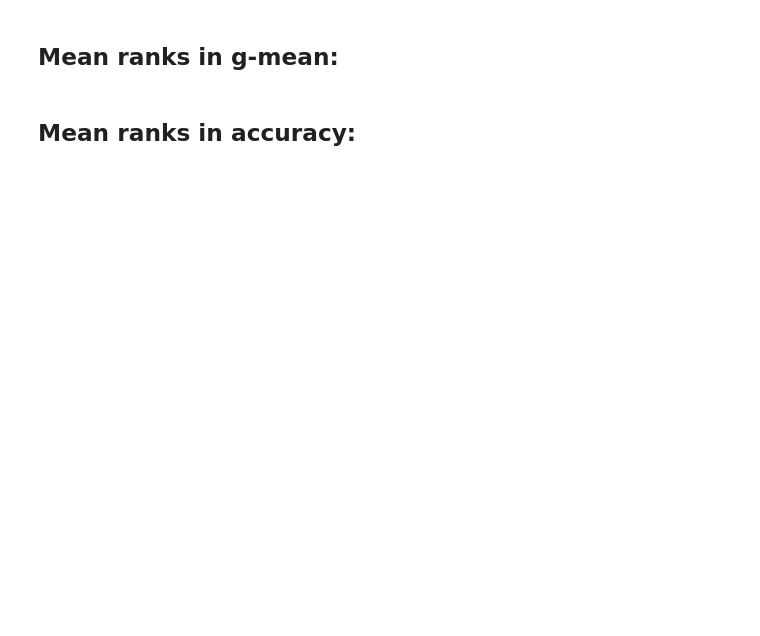
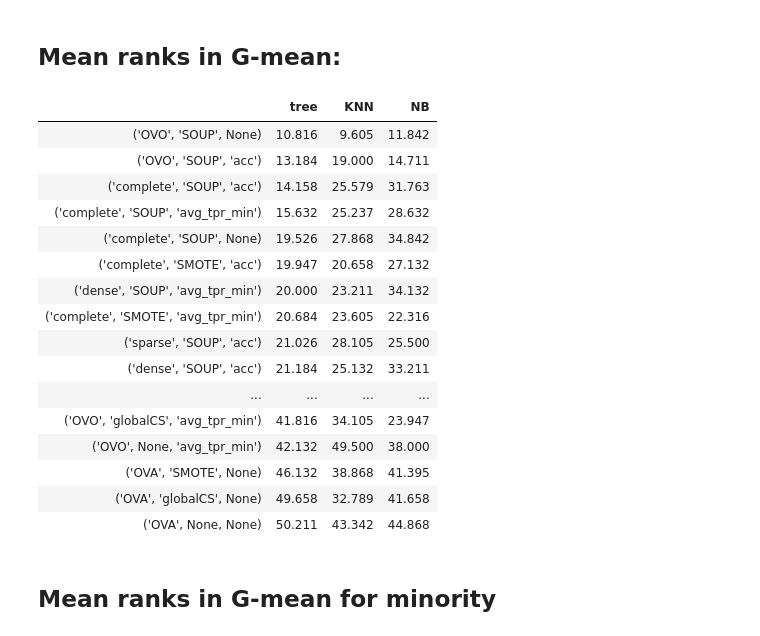
Before and after one commit to damianhorna/multi-imbalance, a Jupyter notebook: benchmarks/ensemble/ecoc.ipynb, the cells around one changed output. Cells and saved outputs as stored; diff of their text form; code cells hidden in the pictures; blank space fills up the shorter version.

```diff
--- a/benchmarks/ensemble/ecoc.ipynb
+++ b/benchmarks/ensemble/ecoc.ipynb
@@ -126,32 +181,55 @@ for results, ranks in zip((results_g_mean, results_acc, results_avg_tpr), (ranks
 # %%
+ranks_gmean = dict()
+ranks_gmean_min = dict()
+
+for results, ranks in zip((results_g_mean, results_gmean_min), (ranks_gmean, ranks_gmean_min)):
+    for ds_idx, ds in enumerate(datasets_names):
+        ranks[ds] = dict()
+        for bc in binary_classifiers:
+            ranks[ds][bc] = rankdata(
+                [-results[method][ds_idx] for method in methods if method[0]==bc])
+
+
 avg_ranks_gmean=dict()
-avg_ranks_acc=dict()
-avg_ranks_avg_tpr=dict()
+avg_ranks_gmean_min =dict()
 
-for avg_ranks, ranks in zip((avg_ranks_gmean, avg_ranks_acc, avg_ranks_avg_tpr), (ranks_gmean, ranks_acc, ranks_avg_tpr)):
+for avg_ranks, ranks in zip((avg_ranks_gmean, avg_ranks_gmean_min), (ranks_gmean, ranks_gmean_min)):
     for bc in binary_classifiers:
         avg_ranks[bc]=dict()
         for method_idx, method in enumerate([m for m in methods if m[0]==bc]):
             avg_ranks[bc][method] = round(np.mean([ranks[ds][bc][method_idx] for ds in datasets_names]),3)
 
-for avg_ranks in (avg_ranks_gmean, avg_ranks_acc, avg_ranks_avg_tpr):
+for avg_ranks in (avg_ranks_gmean, avg_ranks_gmean_min):
     for bc in binary_classifiers:
         for method in methods:
             if method[0]==bc:
                 avg_ranks[bc][str(method[1:])] = avg_ranks[bc][method]
                 avg_ranks[bc].pop(method)
 
-df1 = pd.DataFrame(avg_ranks_gmean).T
-df2 = pd.DataFrame(avg_ranks_acc).T
-df3 = pd.DataFrame(avg_ranks_avg_tpr).T
-
-df1.to_csv(f'./{directory}/ecoc_kfold_gmean_ranks.csv')
-df2.to_csv(f'./{directory}/ecoc_kfold_acc_ranks.csv')
-df3.to_csv(f'./{directory}/ecoc_kfold_avgtpr_ranks.csv')
+df_gmean_avg_ranks = pd.DataFrame(avg_ranks_gmean).T
+df_gmean_min_avg_ranks = pd.DataFrame(avg_ranks_gmean_min).T
 # %% [markdown]
-## Mean ranks in g-mean:
+## Mean ranks in G-mean:
 # %%
-df1.T.sort_values('CART')
+df_gmean_avg_ranks.T.sort_values('tree')
+# %% [output]
+|  | tree | KNN | NB |
+| ('OVO', 'SOUP', None) | 10.816 | 9.605 | 11.842 |
+| ('OVO', 'SOUP', 'acc') | 13.184 | 19.000 | 14.711 |
+| ('complete', 'SOUP', 'acc') | 14.158 | 25.579 | 31.763 |
+| ('complete', 'SOUP', 'avg_tpr_min') | 15.632 | 25.237 | 28.632 |
+| ('complete', 'SOUP', None) | 19.526 | 27.868 | 34.842 |
+| ('complete', 'SMOTE', 'acc') | 19.947 | 20.658 | 27.132 |
+| ('dense', 'SOUP', 'avg_tpr_min') | 20.000 | 23.211 | 34.132 |
+| ('complete', 'SMOTE', 'avg_tpr_min') | 20.684 | 23.605 | 22.316 |
+| ('sparse', 'SOUP', 'acc') | 21.026 | 28.105 | 25.500 |
+| ('dense', 'SOUP', 'acc') | 21.184 | 25.132 | 33.211 |
+| ... | ... | ... | ... |
+| ('OVO', 'globalCS', 'avg_tpr_min') | 41.816 | 34.105 | 23.947 |
+| ('OVO', None, 'avg_tpr_min') | 42.132 | 49.500 | 38.000 |
+| ('OVA', 'SMOTE', None) | 46.132 | 38.868 | 41.395 |
+| ('OVA', 'globalCS', None) | 49.658 | 32.789 | 41.658 |
+| ('OVA', None, None) | 50.211 | 43.342 | 44.868 |
 # %% [markdown]
-## Mean ranks in accuracy:
+## Mean ranks in G-mean for minority
 # %%
```
Also changed, not shown: parts of 28 cells of this notebook.
